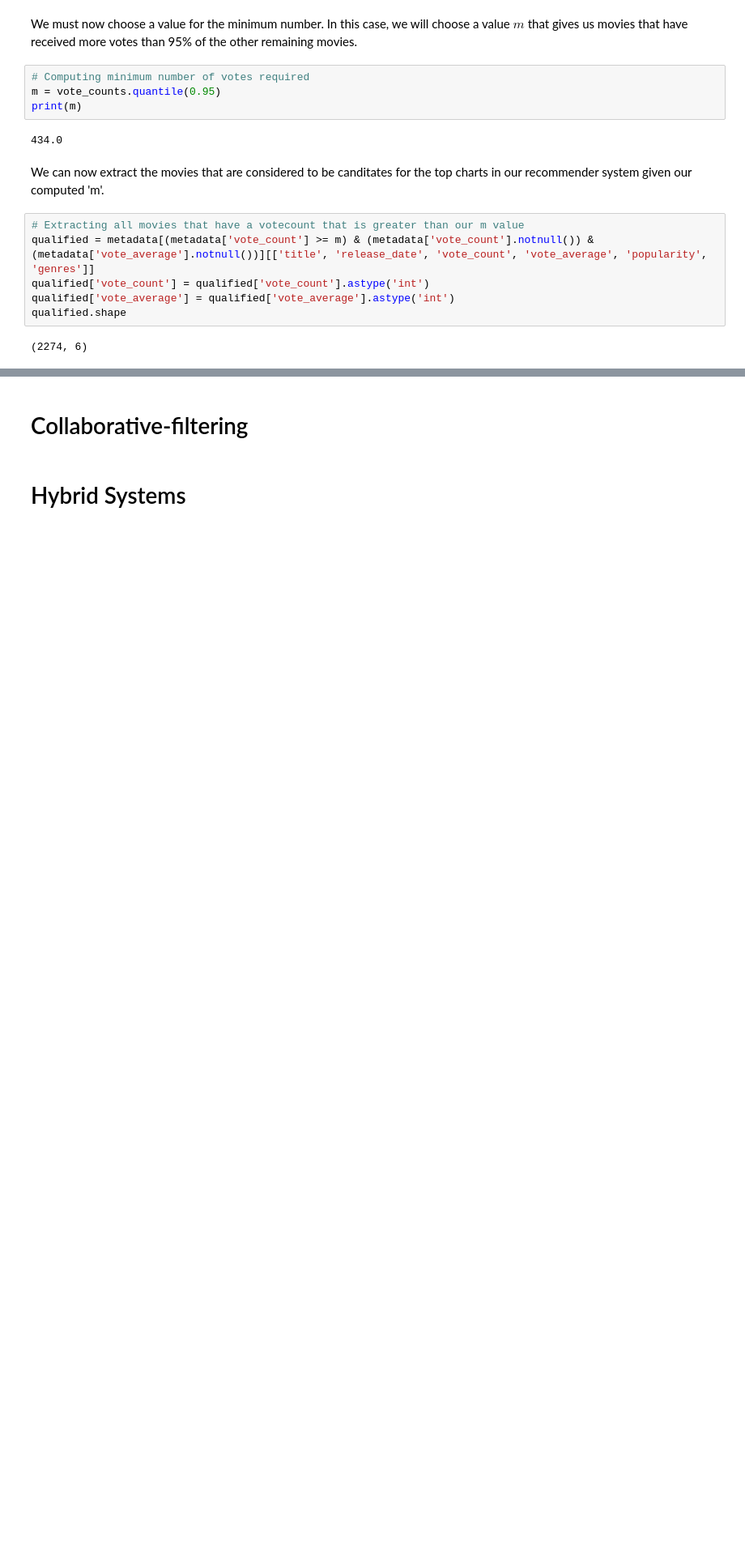
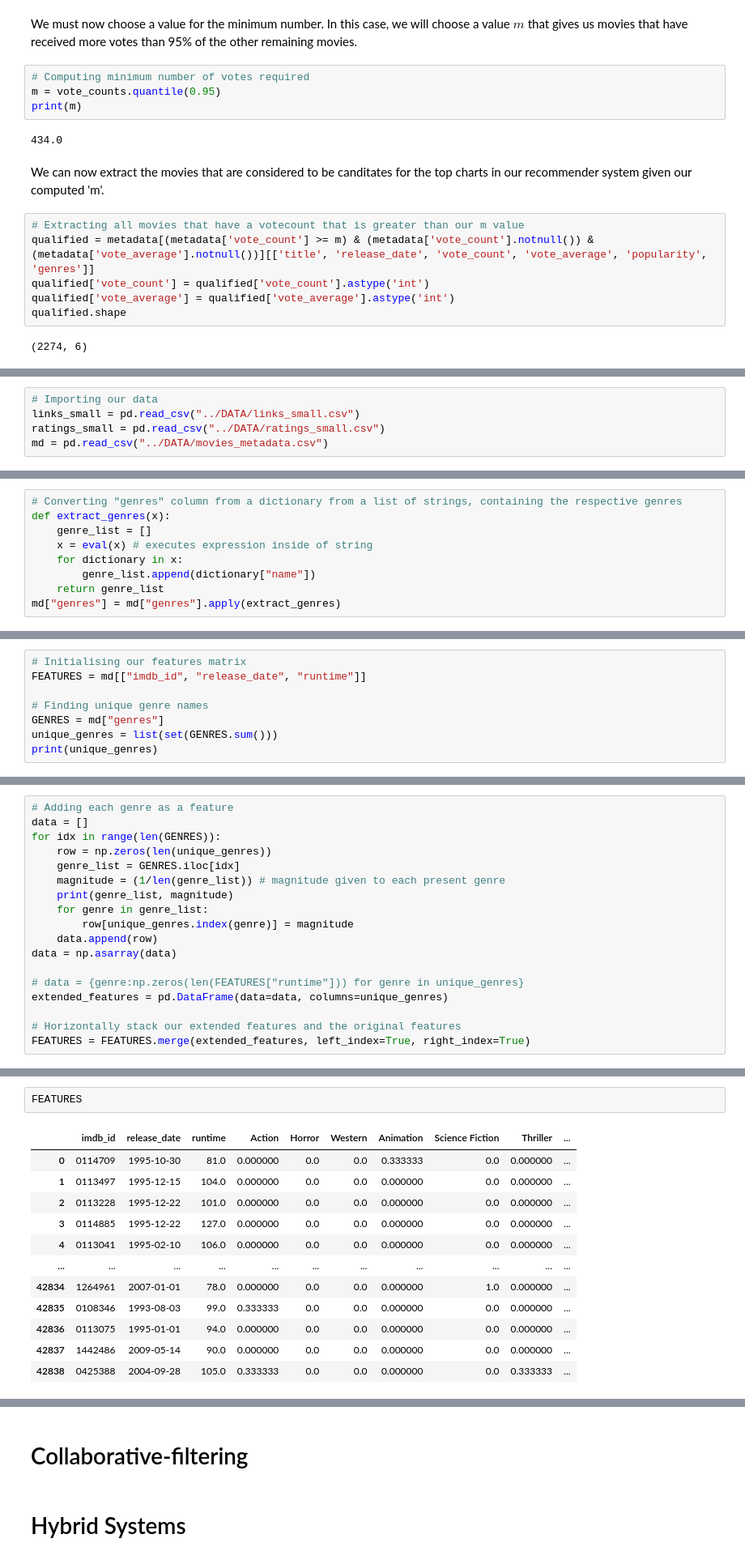
Before and after one commit to namiyousef/Practical-ML-DS, a Jupyter notebook: Chapter 2. Python for Data Scientists/Module 7. Other ML Problems/recommender_systems.ipynb, the cells around one changed output, grey strips where cells are left out. Shown at 81% size. Cells and saved outputs as stored; diff of their text form; blank space fills up the shorter version.

Commit message:
Completed all sections up to content-based and finished preparing data for models.

```diff
--- a/Chapter 2. Python for Data Scientists/Module 7. Other ML Problems/recommender_systems.ipynb
+++ b/Chapter 2. Python for Data Scientists/Module 7. Other ML Problems/recommender_systems.ipynb
@@ -114,0 +136,5 @@ qualified.head(15)
+# %%
+# Importing our data
+links_small = pd.read_csv("../DATA/links_small.csv")
+ratings_small = pd.read_csv("../DATA/ratings_small.csv")
+md = pd.read_csv("../DATA/movies_metadata.csv")
@@ -114,0 +170,9 @@ qualified.head(15)
+# %%
+# Converting "genres" column from a dictionary from a list of strings, containing the respective genres
+def extract_genres(x):
+    genre_list = []
+    x = eval(x) # executes expression inside of string
+    for dictionary in x:
+        genre_list.append(dictionary["name"])
+    return genre_list
+md["genres"] = md["genres"].apply(extract_genres)
@@ -114,0 +181,8 @@ qualified.head(15)
+# %%
+# Initialising our features matrix
+FEATURES = md[["imdb_id", "release_date", "runtime"]]
+
+# Finding unique genre names
+GENRES = md["genres"]
+unique_genres = list(set(GENRES.sum()))
+print(unique_genres)
@@ -114,0 +191,18 @@ qualified.head(15)
+# %%
+# Adding each genre as a feature
+data = []
+for idx in range(len(GENRES)):
+    row = np.zeros(len(unique_genres))
+    genre_list = GENRES.iloc[idx]
+    magnitude = (1/len(genre_list)) # magnitude given to each present genre
+    print(genre_list, magnitude)
+    for genre in genre_list:
+        row[unique_genres.index(genre)] = magnitude
+    data.append(row)
+data = np.asarray(data)
+
+# data = {genre:np.zeros(len(FEATURES["runtime"])) for genre in unique_genres}
+extended_features = pd.DataFrame(data=data, columns=unique_genres)
+
+# Horizontally stack our extended features and the original features
+FEATURES = FEATURES.merge(extended_features, left_index=True, right_index=True)
@@ -114,0 +227,15 @@ qualified.head(15)
+# %%
+FEATURES
+# %% [output]
+|  | imdb_id | release_date | runtime | Action | Horror | Western | Animation | Science Fiction | Thriller | ... |
+| 0 | 0114709 | 1995-10-30 | 81.0 | 0.000000 | 0.0 | 0.0 | 0.333333 | 0.0 | 0.000000 | ... |
+| 1 | 0113497 | 1995-12-15 | 104.0 | 0.000000 | 0.0 | 0.0 | 0.000000 | 0.0 | 0.000000 | ... |
+| 2 | 0113228 | 1995-12-22 | 101.0 | 0.000000 | 0.0 | 0.0 | 0.000000 | 0.0 | 0.000000 | ... |
+| 3 | 0114885 | 1995-12-22 | 127.0 | 0.000000 | 0.0 | 0.0 | 0.000000 | 0.0 | 0.000000 | ... |
+| 4 | 0113041 | 1995-02-10 | 106.0 | 0.000000 | 0.0 | 0.0 | 0.000000 | 0.0 | 0.000000 | ... |
+| ... | ... | ... | ... | ... | ... | ... | ... | ... | ... | ... |
+| 42834 | 1264961 | 2007-01-01 | 78.0 | 0.000000 | 0.0 | 0.0 | 0.000000 | 1.0 | 0.000000 | ... |
+| 42835 | 0108346 | 1993-08-03 | 99.0 | 0.333333 | 0.0 | 0.0 | 0.000000 | 0.0 | 0.000000 | ... |
+| 42836 | 0113075 | 1995-01-01 | 94.0 | 0.000000 | 0.0 | 0.0 | 0.000000 | 0.0 | 0.000000 | ... |
+| 42837 | 1442486 | 2009-05-14 | 90.0 | 0.000000 | 0.0 | 0.0 | 0.000000 | 0.0 | 0.000000 | ... |
+| 42838 | 0425388 | 2004-09-28 | 105.0 | 0.333333 | 0.0 | 0.0 | 0.000000 | 0.0 | 0.333333 | ... |
```
Also changed, not shown: parts of 13 cells of this notebook, 1 other file.
